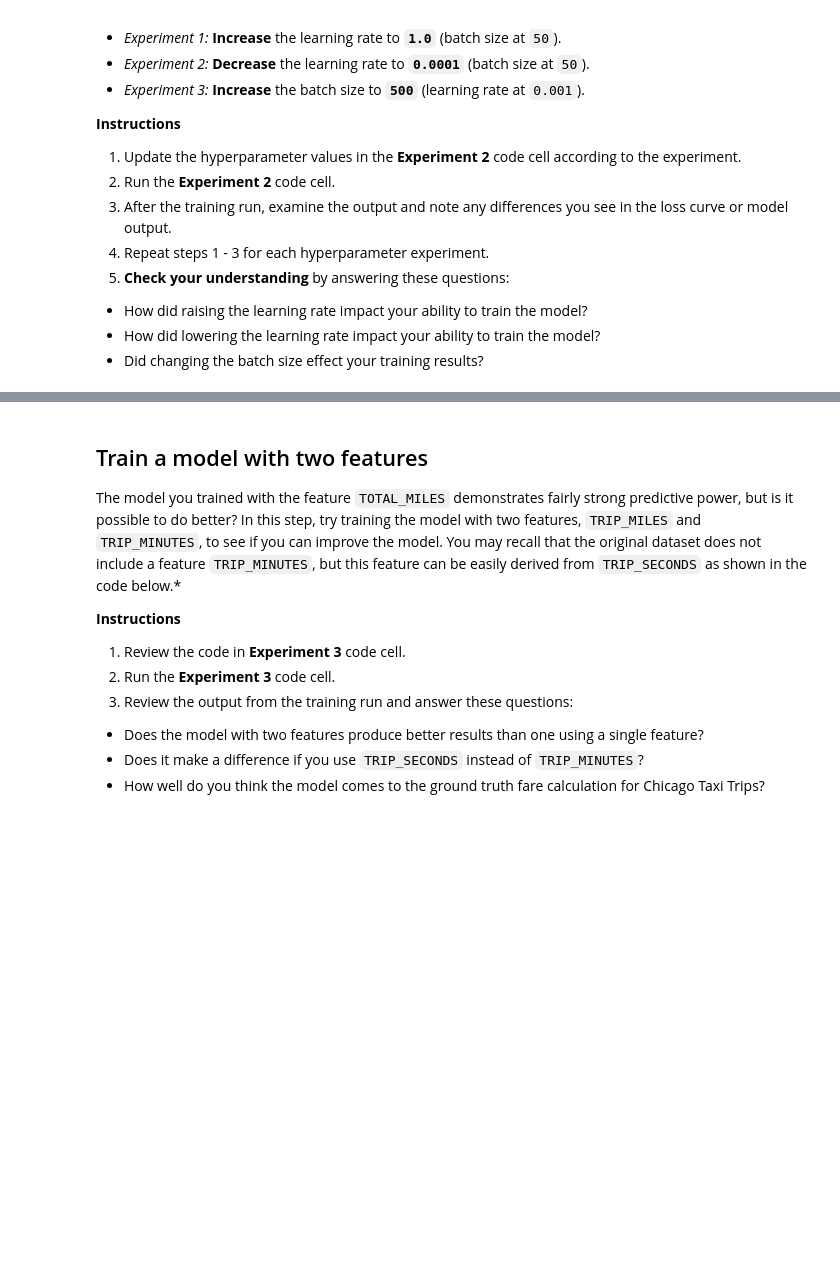
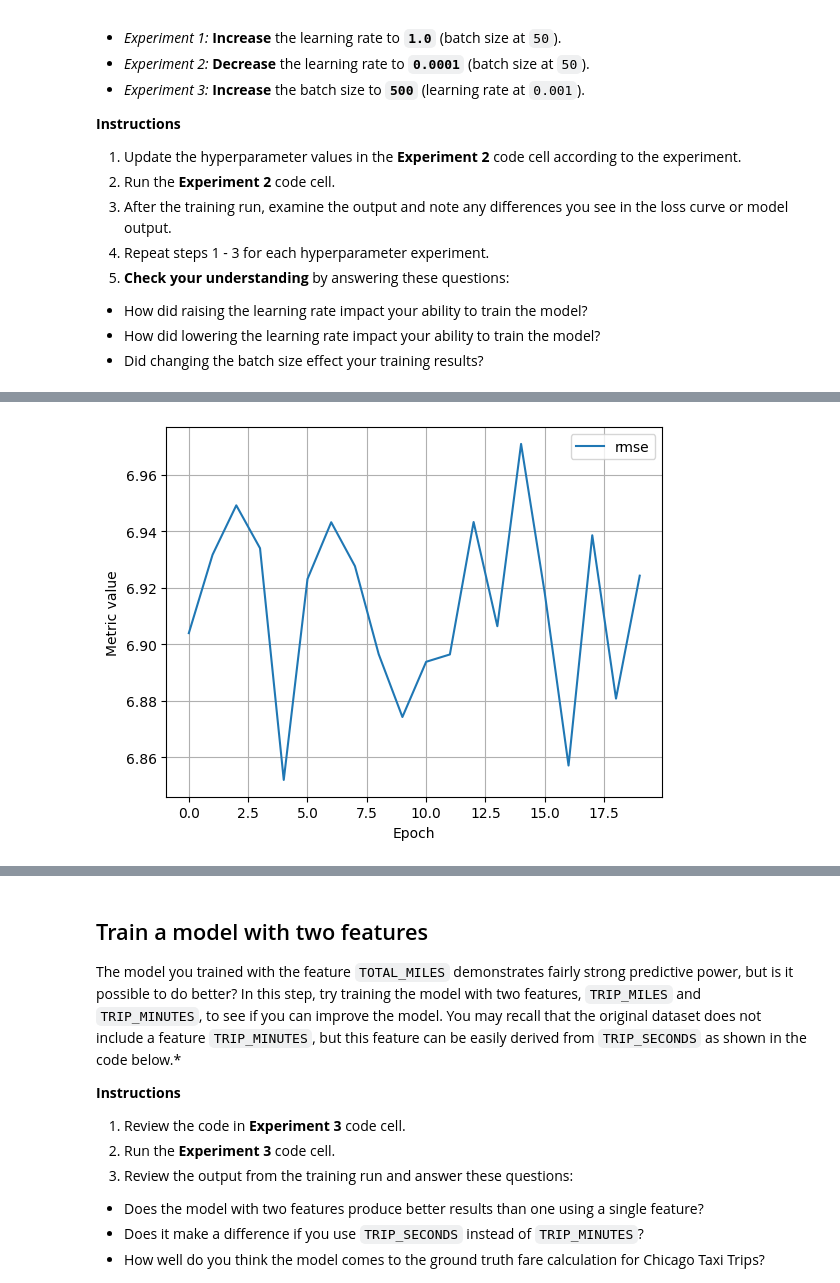
Before and after one commit to sentinel-sam/google_ml_colab_learning, a Jupyter notebook: ml/cc/exercises/linear_regression_taxi.ipynb, the cells around one changed output, grey strips where cells are left out. Cells and saved outputs as stored; diff of their text form; code cells hidden in the pictures; blank space fills up the shorter version.

```diff
--- a/ml/cc/exercises/linear_regression_taxi.ipynb
+++ b/ml/cc/exercises/linear_regression_taxi.ipynb
@@ -516,7 +457,7 @@ It is common with machine learning to run multiple experiments to find the best
 # The following variables are the hyperparameters.
 # TODO - Adjust these hyperparameters to see how they impact a training run.
 settings_2 = ml_edu.experiment.ExperimentSettings(
-    learning_rate = 0.001,
+    learning_rate = 1.0,
     number_epochs = 20,
     batch_size = 50,
     input_features = ['TRIP_MILES']
@@ -530,3 +471,4 @@ experiment_2 = train_model('one_feature_hyper', model_2, training_df, 'FARE', se
 
 ml_edu.results.plot_experiment_metrics(experiment_2, ['rmse'])
 ml_edu.results.plot_model_predictions(experiment_2, training_df, 'FARE')
+# %% [output]
@@ -532,0 +493 @@ ml_edu.results.plot_model_predictions(experiment_2, training_df, 'FARE')
+[figure, added]
```
Also changed, not shown: parts of 17 cells of this notebook.
